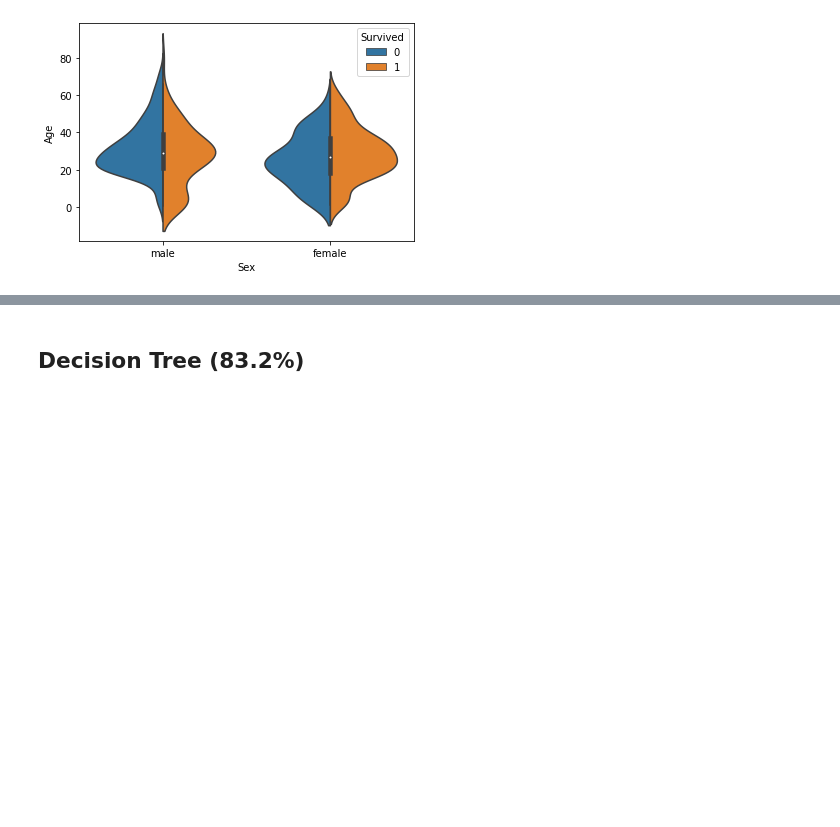
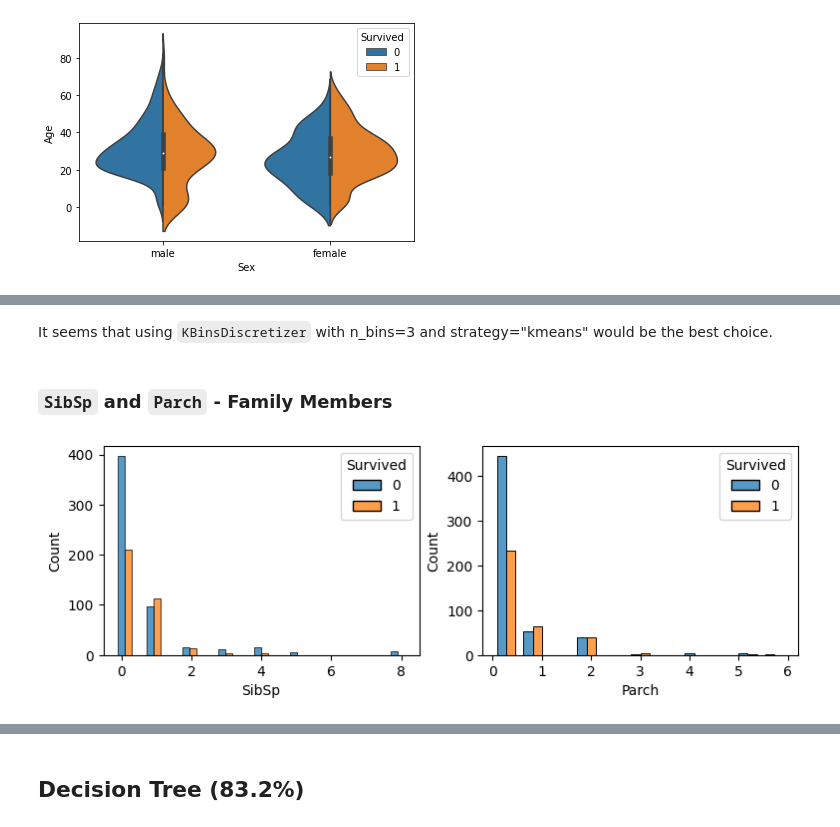
Before and after one commit to QQQQ00243/Titanic, a Jupyter notebook: Titanic.ipynb, the cells around one changed output, grey strips where cells are left out. Saved outputs shown, nothing was run; the diff lists cells and outputs as text; code cells hidden in the pictures; blank space fills up the shorter version.

```diff
--- a/Titanic.ipynb
+++ b/Titanic.ipynb
@@ -178,0 +129,15 @@ accuracy: 0.806
+# %% [markdown]
+It seems that using `KBinsDiscretizer` with n_bins=3 and strategy="kmeans" would be the best choice.
+# %% [markdown]
+### `SibSp` and `Parch` - Family Members
+# %%
+plt.figure(figsize=(9, 6))
+
+plt.subplot(221)
+sns.histplot(data=data, x="SibSp", hue="Survived", multiple="dodge", shrink=2)
+plt.subplot(222)
+sns.histplot(data=data, x="Parch", hue="Survived", multiple="dodge", shrink=0.7)
+
+plt.show()
+# %% [output]
+[figure, added]
```
Also changed, not shown: parts of 77 cells of this notebook, 7 other files.
